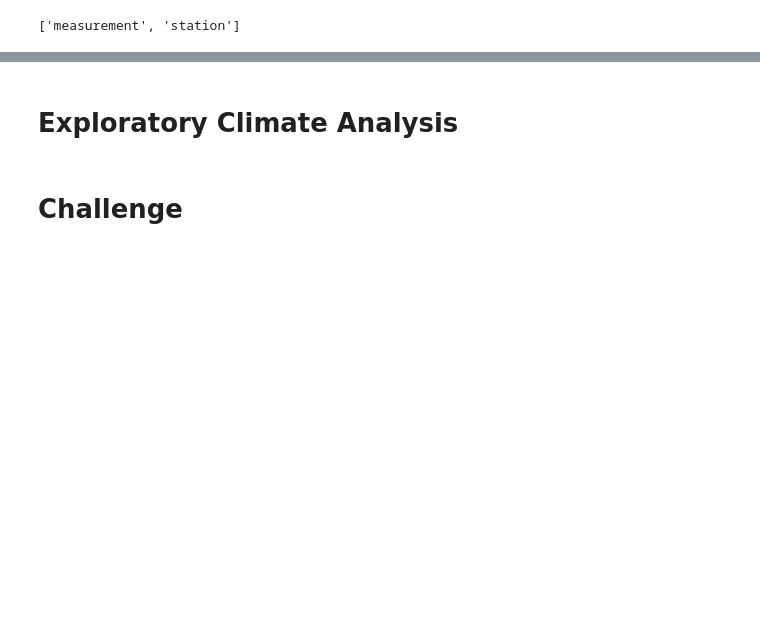
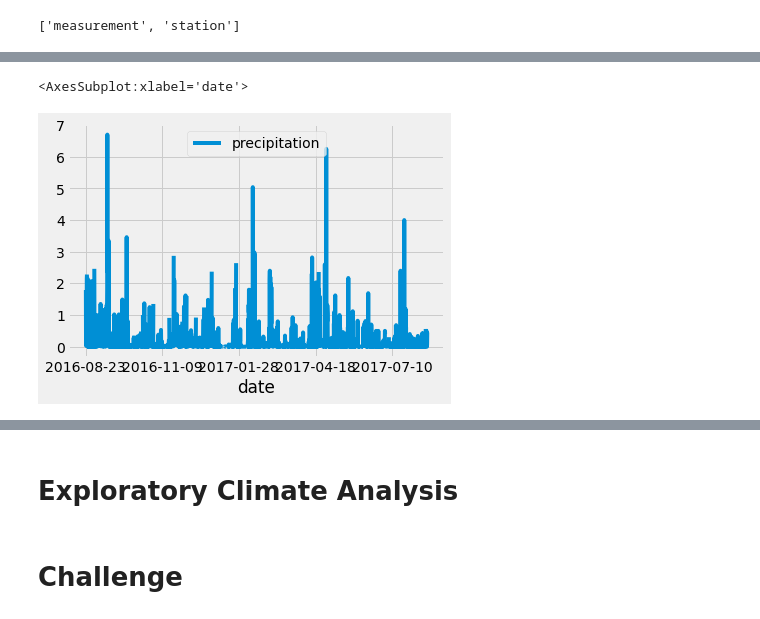
Before and after one commit to jeaninemjordan/Surfs_Up, a Jupyter notebook: climate_analysis.ipynb, the cells around one changed output, grey strips where cells are left out. Cells and saved outputs as stored; diff of their text form; code cells hidden in the pictures; blank space fills up the shorter version.

```diff
--- a/climate_analysis.ipynb
+++ b/climate_analysis.ipynb
@@ -41,0 +49,6 @@ session = Session(engine)
+# %%
+# Add session created earlier so that query can be made on database.
+# Session.query() function for this query will take two parameters - Measurement.date and Measurement.prcp.
+# Filter out all data that is older than a year from the last record date using the filter() function.
+# Add function that extracts all results from our query and puts them in a list
+results = session.query(Measurement.date, Measurement.prcp).filter(Measurement.date >= prev_year).all()
@@ -41,0 +60,7 @@ session = Session(engine)
+# %%
+# Save results as DataFrame - provide results variable as one parameter and specify the column names as our second parameter.
+df = pd.DataFrame(results, columns=['date','precipitation'])
+# %%
+# Set the index to the date column. This will make the date column the first column.
+# Use the variable inplace to specify whether or not we want to create a new DataFrame.
+df.set_index(df['date'], inplace=True)
@@ -41,0 +107,3 @@ session = Session(engine)
+# %%
+# Sort the values by date using the sort_index() function.
+df = df.sort_index()
@@ -41,0 +131,6 @@ session = Session(engine)
+# %%
+# Since DataFrame is represented as the variable df, use the df.plot() function.
+df.plot()
+# %% [output]
+<AxesSubplot:xlabel='date'>
+[figure, added]
```
Also changed, not shown: parts of 7 cells of this notebook.
